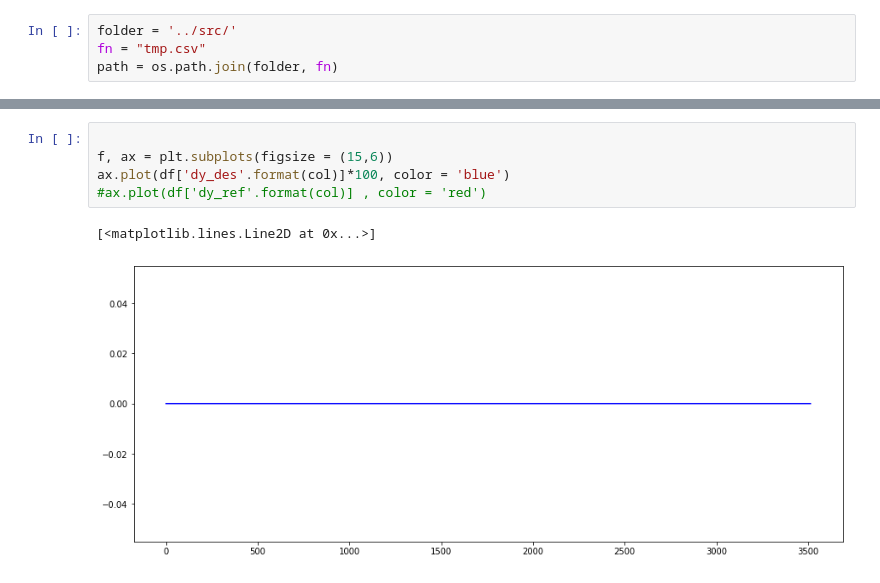
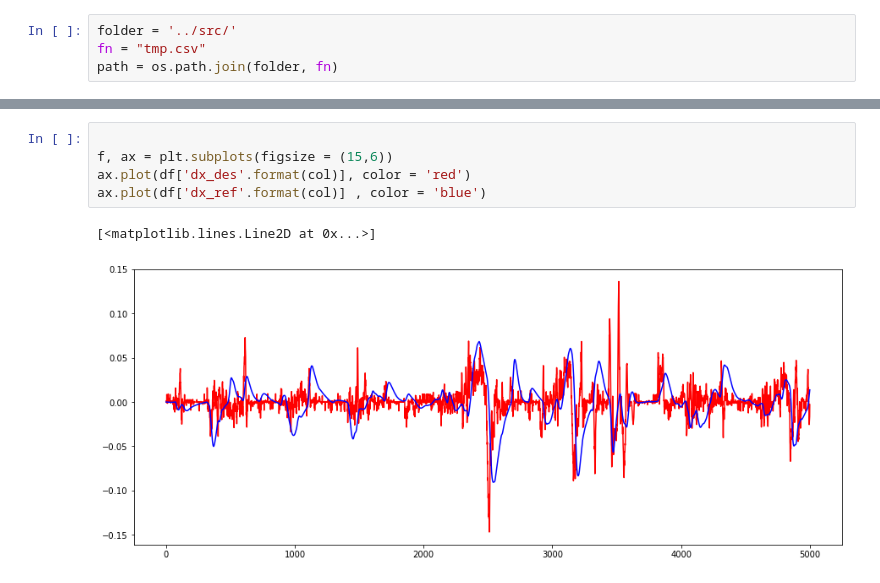
Before and after one commit to JhonPool4/journal_ws, a Jupyter notebook: src/motion_ur5_rviz/notebook/read_kalman.ipynb, the cells around one changed output, grey strips where cells are left out. Cells and saved outputs as stored; diff of their text form.

```diff
--- a/src/motion_ur5_rviz/notebook/read_kalman.ipynb
+++ b/src/motion_ur5_rviz/notebook/read_kalman.ipynb
@@ -50,11 +55,11 @@ ax.plot(df['dddp_e_{}_kf'.format(col)] , color = 'blue')
 # %%
 
 f, ax = plt.subplots(figsize = (15,6))
-ax.plot(df['dy_des'.format(col)]*100, color = 'blue')
-#ax.plot(df['dy_ref'.format(col)] , color = 'red')
+ax.plot(df['dx_des'.format(col)], color = 'red')
+ax.plot(df['dx_ref'.format(col)] , color = 'blue')
 # %% [output]
 [<matplotlib.lines.Line2D at 0x...>]
-[figure, old version]
+[figure, new version]
 # %%
 df['dy_des'.format(col)][0]
 # %% [output]
```
Also changed, not shown: parts of 5 cells of this notebook, 14 other files.
